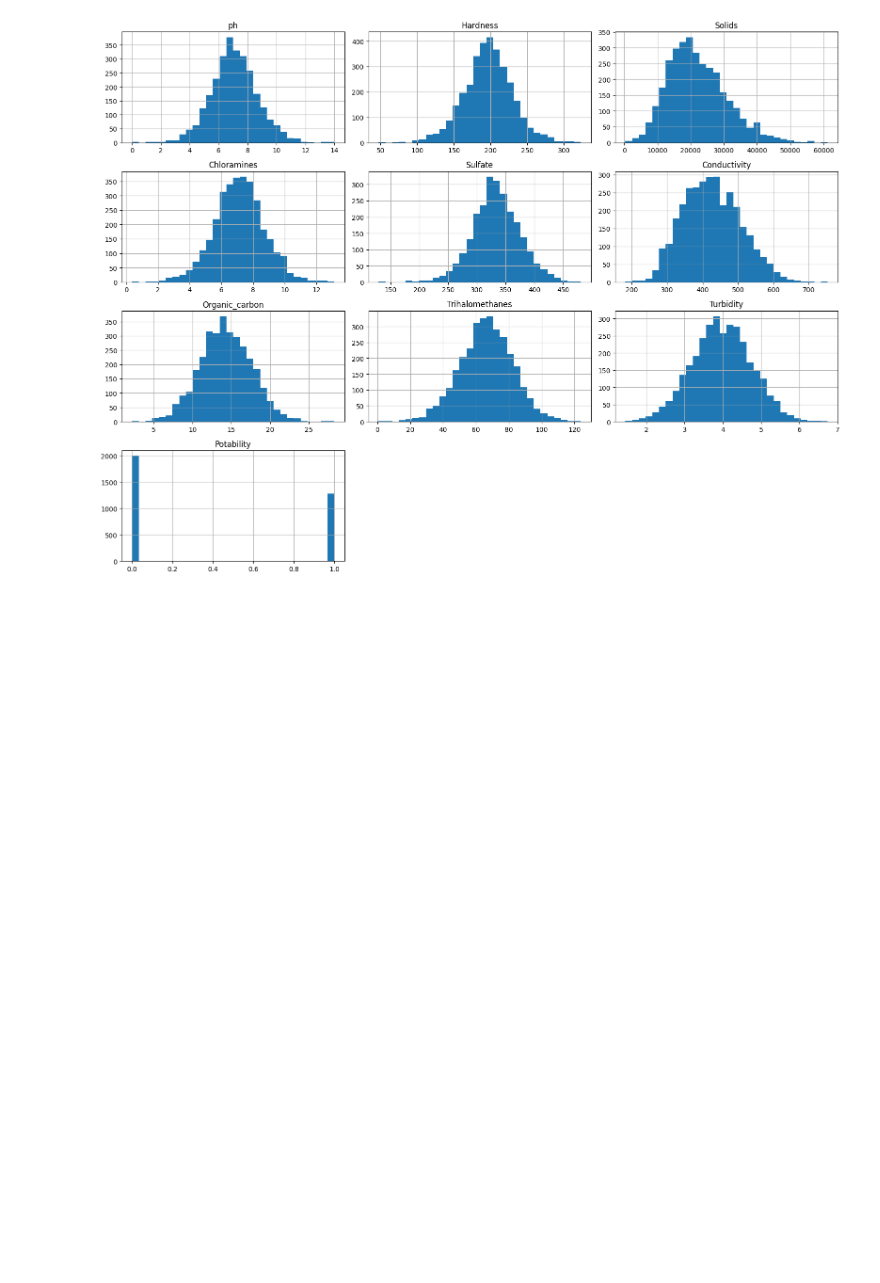
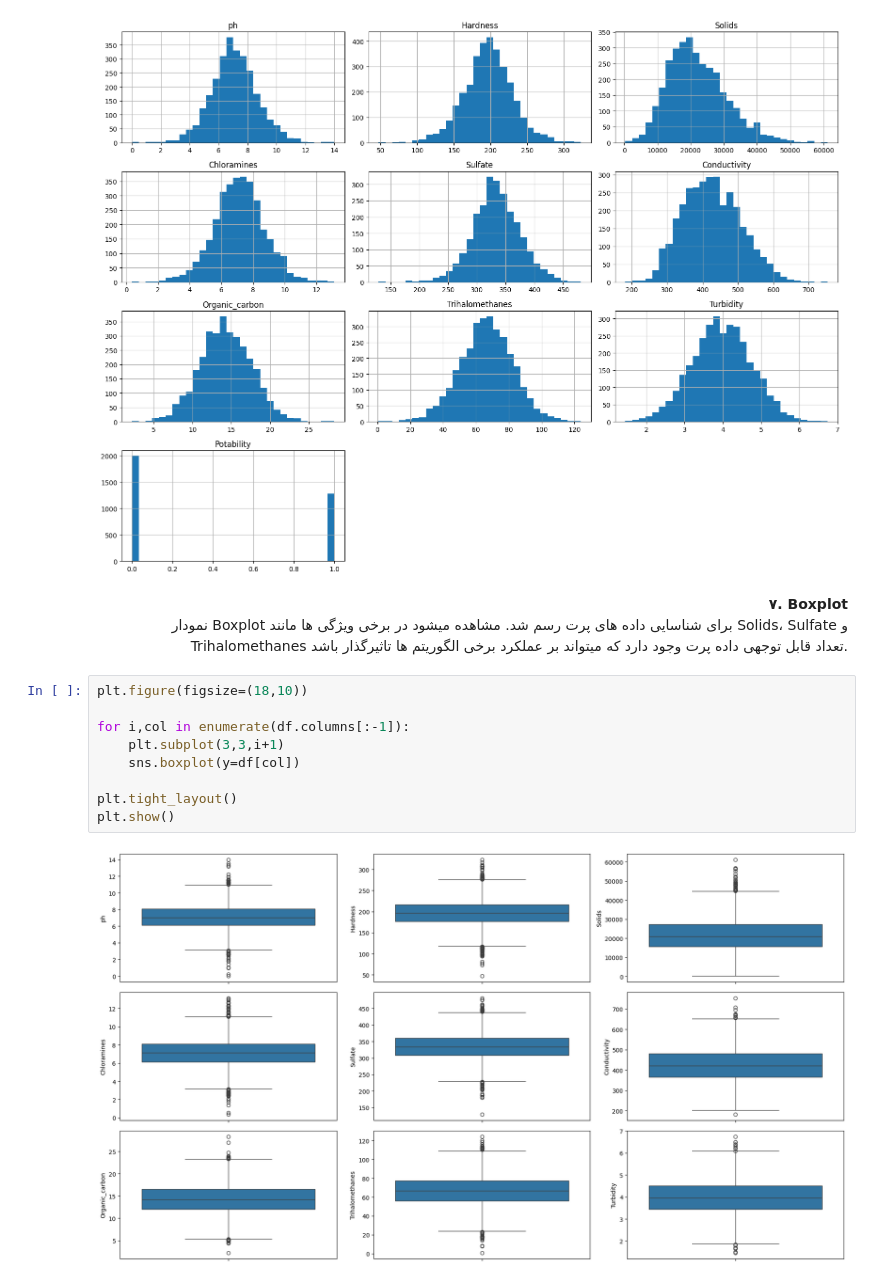
Before and after one commit to 999bagheri/ml-project-, a Jupyter notebook: notebook496a639f84.ipynb, the cells around one changed output. Saved outputs shown, nothing was run; the diff lists cells and outputs as text; blank space fills up the shorter version.

```diff
--- a/notebook496a639f84.ipynb
+++ b/notebook496a639f84.ipynb
@@ -143,3 +143,17 @@ plt.tight_layout()
 plt.show()
 # %% [output]
 [figure]
+# %% [markdown]
+<div dir="rtl" style="text-align:right"> <strong>  ۷. Boxplot   </strong></div>
+ <div dir="rtl" style="text-align:right"> نمودار Boxplot برای شناسایی داده های پرت رسم شد. مشاهده میشود در برخی ویژگی ها مانند Solids، Sulfate و Trihalomethanes تعداد قابل توجهی داده پرت وجود دارد که میتواند بر عملکرد برخی الگوریتم ها تاثیرگذار باشد.</div>
+# %%
+plt.figure(figsize=(18,10))
+
+for i,col in enumerate(df.columns[:-1]):
+    plt.subplot(3,3,i+1)
+    sns.boxplot(y=df[col])
+
+plt.tight_layout()
+plt.show()
+# %% [output]
+[figure, added]
```
Also changed, not shown: parts of 11 cells of this notebook.
